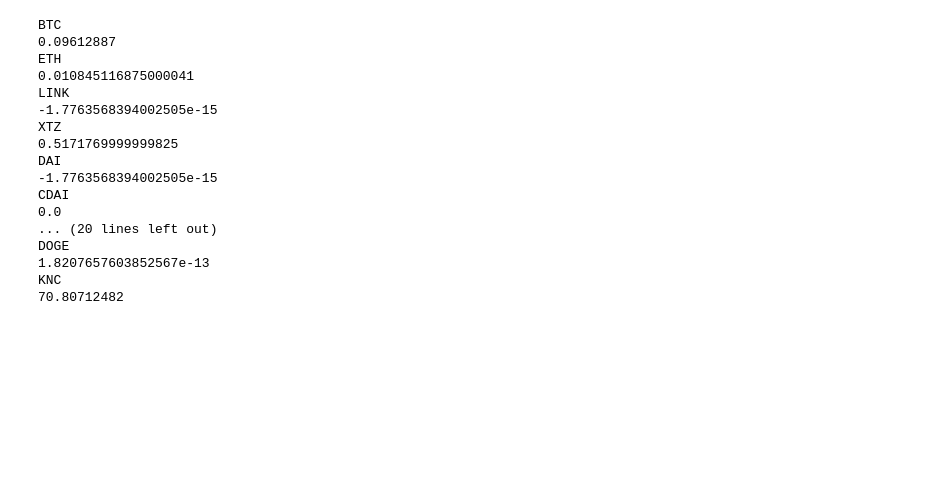
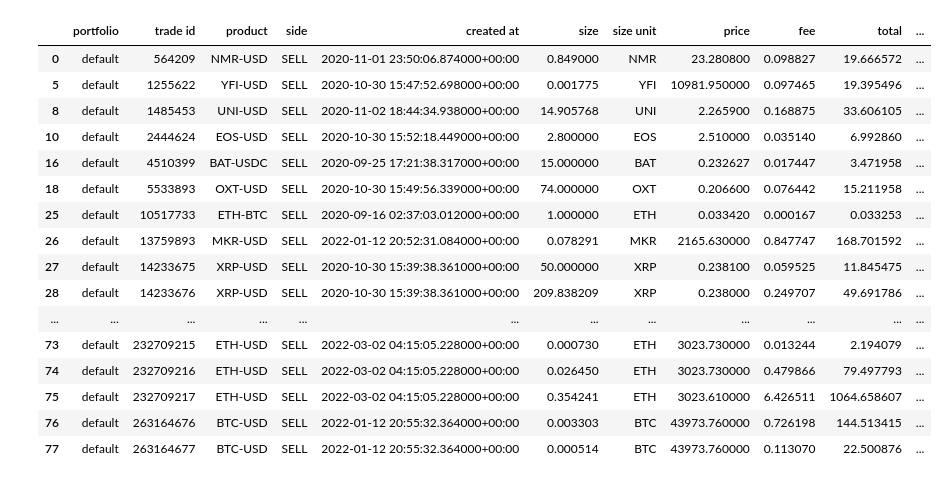
Before and after one commit to simonhansedasi/crypto_dash, a Jupyter notebook: Untitled.ipynb, the cells around one changed output. Saved outputs shown, nothing was run; the diff lists cells and outputs as text; code cells hidden in the pictures; blank space fills up the shorter version.

```diff
--- a/Untitled.ipynb
+++ b/Untitled.ipynb
@@ -74,24 +90,7 @@ exo_test = pd.concat([exo_in,exo_out,exo_fee],ignore_index=True)
 # %%
-variable_list = exo_test["CURRENCY"].unique()
+#exodus balances
+variable_list = exodus["CURRENCY"].unique()
 for variable_name in variable_list:
-    balance = exo_test.loc[exo_test["CURRENCY"] == variable_name, "AMOUNT"].astype(float).sum()
-    print(variable_name)
-    print(balance)
+    balance = exodus.loc[exodus["CURRENCY"] == variable_name, "AMOUNT"].astype(float).sum()
+#     print(variable_name)
+#     print(balance)
-# %% [output]
-BTC
-0.09612887
-ETH
-0.010845116875000041
-LINK
--1.7763568394002505e-15
-XTZ
-0.5171769999999825
-DAI
--1.7763568394002505e-15
-CDAI
-0.0
-... (20 lines left out)
-DOGE
-1.8207657603852567e-13
-KNC
-70.80712482
@@ -97,0 +99,8 @@ KNC
+# %%
+bittrex_21_raw  = pd.read_csv("~/stuff/coding/crypto_dash/data/2021_bittrex.csv")
+blockfi_raw = pd.read_csv("~/stuff/coding/crypto_dash/data/20220311_blockfi.csv")
+cbp_acct_raw = pd.read_csv("~/stuff/coding/crypto_dash/data/20220311_cbp_account.csv")
+cbp_fills_raw = pd.read_csv("~/stuff/coding/crypto_dash/data/20220311_cbp_fills.csv")
+nexo_raw = pd.read_csv("~/stuff/coding/crypto_dash/data/20220311_nexo.csv")
+uphold_raw = pd.read_csv("~/stuff/coding/crypto_dash/data/20220311_uphold.csv")
+swan_raw = pd.read_csv("~/stuff/coding/crypto_dash/data/20220313_swan_dep_purch.csv")
@@ -97,0 +114,28 @@ KNC
+# %%
+cbp_sell_idx = cbp_fills_raw.index[cbp_fills_raw["side"]=="SELL"]
+cbp_sell = cbp_fills_raw.loc[cbp_sell_idx]
+cbp_sell['created at'] = pd.to_datetime(cbp_sell['created at'])
+cbp_sell.sort_values(by='created at', ascending=False)
+btc_sold = cbp_sell.loc[cbp_sell["size unit"] =="BTC","size"].astype(float).sum()
+usd_rec = cbp_sell.loc[cbp_sell["size unit"] =="BTC","total"].astype(float).sum()
+# print(btc_sold)
+# print(usd_rec)
+cbp_sell
+# %% [output]
+|  | portfolio | trade id | product | side | created at | size | size unit | price | fee | total | ... |
+| 0 | default | 564209 | NMR-USD | SELL | 2020-11-01 23:50:06.874000+00:00 | 0.849000 | NMR | 23.280800 | 0.098827 | 19.666572 | ... |
+| 5 | default | 1255622 | YFI-USD | SELL | 2020-10-30 15:47:52.698000+00:00 | 0.001775 | YFI | 10981.950000 | 0.097465 | 19.395496 | ... |
+| 8 | default | 1485453 | UNI-USD | SELL | 2020-11-02 18:44:34.938000+00:00 | 14.905768 | UNI | 2.265900 | 0.168875 | 33.606105 | ... |
+| 10 | default | 2444624 | EOS-USD | SELL | 2020-10-30 15:52:18.449000+00:00 | 2.800000 | EOS | 2.510000 | 0.035140 | 6.992860 | ... |
+| 16 | default | 4510399 | BAT-USDC | SELL | 2020-09-25 17:21:38.317000+00:00 | 15.000000 | BAT | 0.232627 | 0.017447 | 3.471958 | ... |
+| 18 | default | 5533893 | OXT-USD | SELL | 2020-10-30 15:49:56.339000+00:00 | 74.000000 | OXT | 0.206600 | 0.076442 | 15.211958 | ... |
+| 25 | default | 10517733 | ETH-BTC | SELL | 2020-09-16 02:37:03.012000+00:00 | 1.000000 | ETH | 0.033420 | 0.000167 | 0.033253 | ... |
+| 26 | default | 13759893 | MKR-USD | SELL | 2022-01-12 20:52:31.084000+00:00 | 0.078291 | MKR | 2165.630000 | 0.847747 | 168.701592 | ... |
+| 27 | default | 14233675 | XRP-USD | SELL | 2020-10-30 15:39:38.361000+00:00 | 50.000000 | XRP | 0.238100 | 0.059525 | 11.845475 | ... |
+| 28 | default | 14233676 | XRP-USD | SELL | 2020-10-30 15:39:38.361000+00:00 | 209.838209 | XRP | 0.238000 | 0.249707 | 49.691786 | ... |
+| ... | ... | ... | ... | ... | ... | ... | ... | ... | ... | ... | ... |
+| 73 | default | 232709215 | ETH-USD | SELL | 2022-03-02 04:15:05.228000+00:00 | 0.000730 | ETH | 3023.730000 | 0.013244 | 2.194079 | ... |
+| 74 | default | 232709216 | ETH-USD | SELL | 2022-03-02 04:15:05.228000+00:00 | 0.026450 | ETH | 3023.730000 | 0.479866 | 79.497793 | ... |
+| 75 | default | 232709217 | ETH-USD | SELL | 2022-03-02 04:15:05.228000+00:00 | 0.354241 | ETH | 3023.610000 | 6.426511 | 1064.658607 | ... |
+| 76 | default | 263164676 | BTC-USD | SELL | 2022-01-12 20:55:32.364000+00:00 | 0.003303 | BTC | 43973.760000 | 0.726198 | 144.513415 | ... |
+| 77 | default | 263164677 | BTC-USD | SELL | 2022-01-12 20:55:32.364000+00:00 | 0.000514 | BTC | 43973.760000 | 0.113070 | 22.500876 | ... |
```
Also changed, not shown: parts of 13 cells of this notebook.
